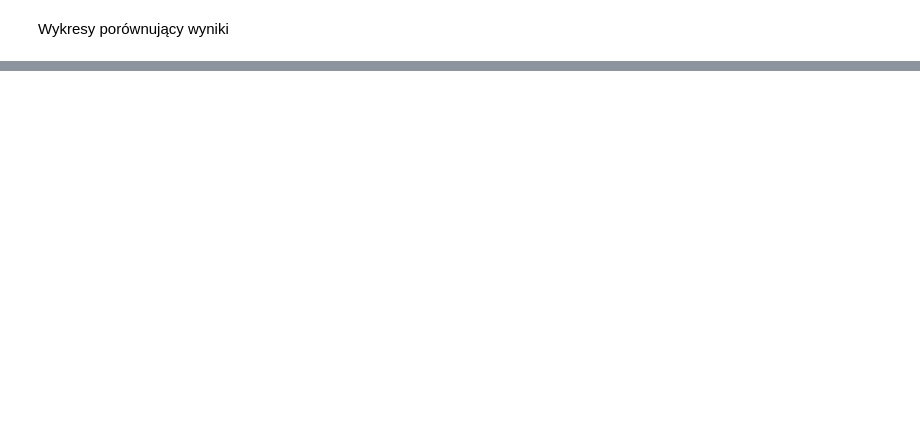
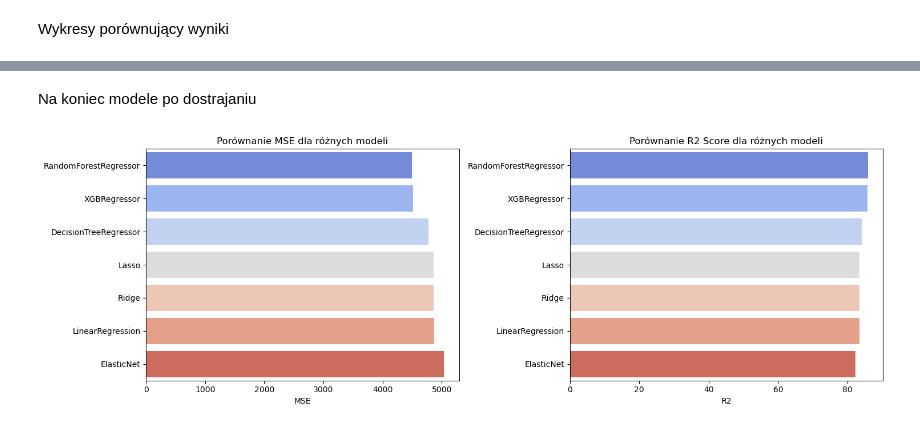
Before and after one commit to infoshareacademy/jdszr12-4code, a Jupyter notebook: insurance - draft.ipynb, the cells around one changed output, grey strips where cells are left out. Cells and saved outputs as stored; diff of their text form; code cells hidden in the pictures; blank space fills up the shorter version.

```diff
--- a/insurance - draft.ipynb
+++ b/insurance - draft.ipynb
@@ -469,0 +357,2 @@ plt.show()
+# %%
+results_grid_dict = {}
@@ -469,0 +435,18 @@ plt.show()
+# %%
+param_grid = {
+    'max_depth': range (2, 10, 1),
+    'n_estimators': range(60, 220, 40),
+    'learning_rate': [0.1, 0.01, 0.05]
+}
+
+xgb_reg = xgb.XGBRegressor(objective='reg:squarederror', random_state=42)
+xgb_reg_grid = GridSearchCV(xgb_reg, param_grid, cv=5,
+                           scoring='neg_mean_squared_error')
+xgb_reg_grid.fit(X_train, y_train)
+
+results_grid = run_model(xgb_reg_grid.best_estimator_, X_train, y_train, kf)
+results_grid_dict[xgb_reg_grid.best_estimator_] = results_grid
+# %%
+results_grid_df = pd.DataFrame(results_grid_dict.values())
+results_grid_df.columns = ['Model', 'RMSE', 'R2']
+results_grid_df
@@ -795,0 +543,22 @@ MAE - gbtree:  2466.720154055198
+# %% [markdown]
+Na koniec modele po dostrajaniu
+# %%
+plt.figure(figsize=(15, 5))
+
+plt.subplot(1, 2, 1)
+sns.barplot(y='Model', x='RMSE', data=results_grid_df.sort_values('RMSE'), palette='coolwarm')
+plt.title('Porównanie MSE dla różnych modeli')
+plt.ylabel('')
+plt.xlabel('MSE')
+plt.ticklabel_format(style='plain', axis='x')
+
+plt.subplot(1, 2, 2)
+sns.barplot(y='Model', x='R2', data=results_grid_df.sort_values('R2', ascending=False), palette='coolwarm')
+plt.title('Porównanie R2 Score dla różnych modeli')
+plt.ylabel('')
+plt.xlabel('R2')
+
+plt.tight_layout()
+plt.show()
+# %% [output]
+[figure, added]
```
Also changed, not shown: parts of 90 cells of this notebook.
